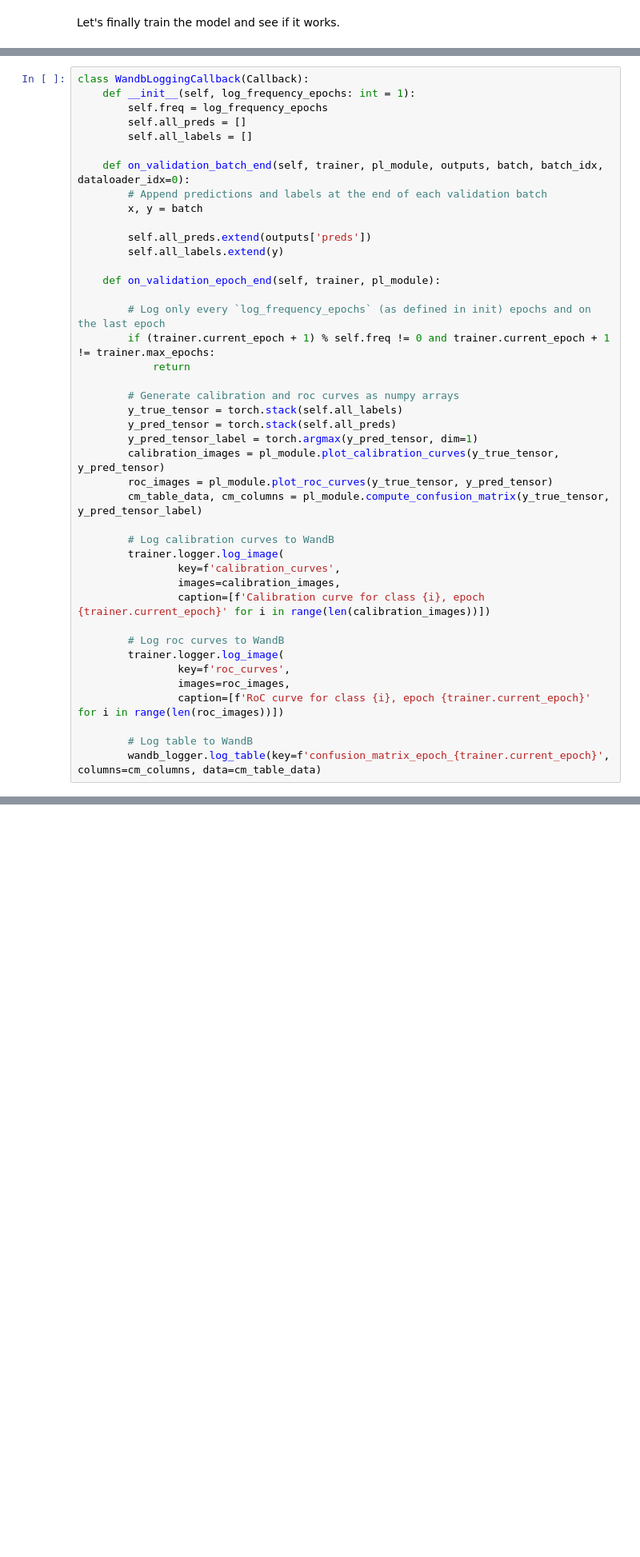
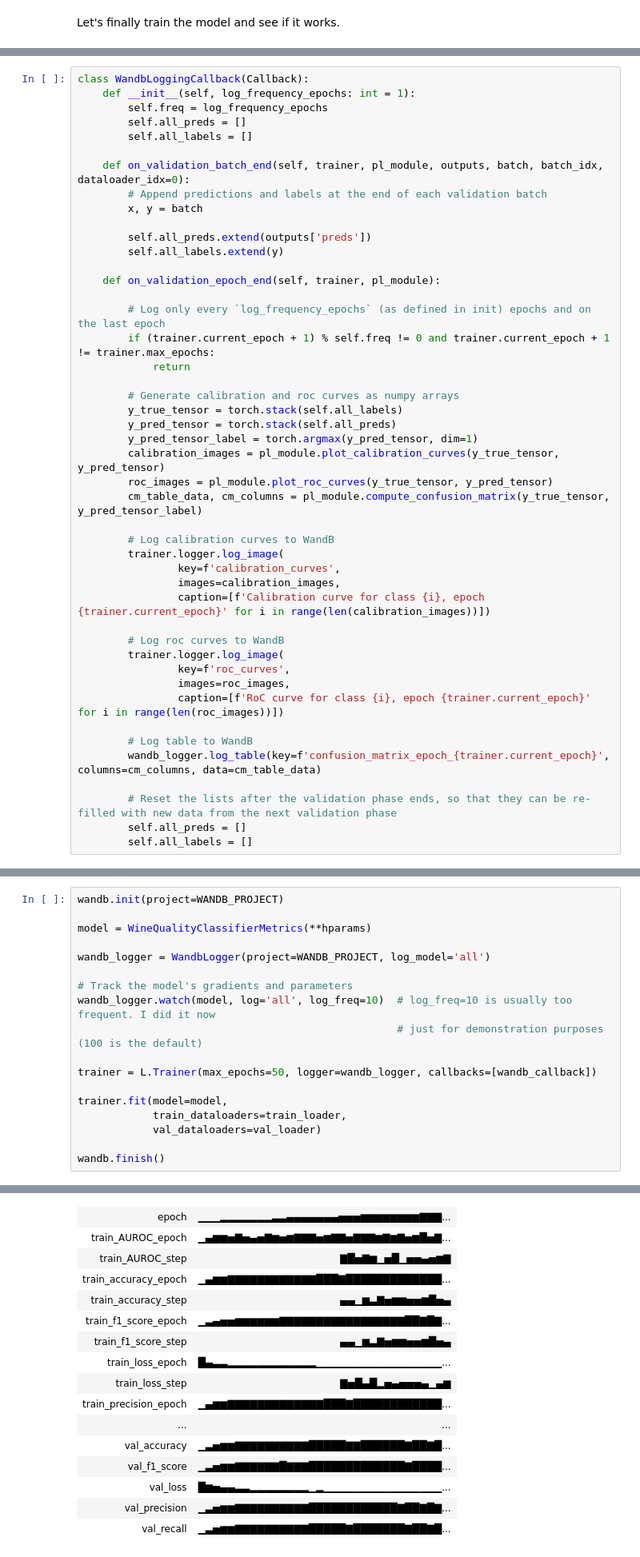
Before and after one commit to djib2011/pytorch-training, a Jupyter notebook: PT101 - Lightning/3_logging_and_hpt.ipynb, the cells around one changed output, grey strips where cells are left out. Shown at 80% size. Drawn from its saved outputs; the diff is of its cells as text; blank space fills up the shorter version.

```diff
--- a/PT101 - Lightning/3_logging_and_hpt.ipynb
+++ b/PT101 - Lightning/3_logging_and_hpt.ipynb
@@ -534,3 +763,7 @@ class WandbLoggingCallback(Callback):
 
         # Log table to WandB
         wandb_logger.log_table(key=f'confusion_matrix_epoch_{trainer.current_epoch}', columns=cm_columns, data=cm_table_data)
+
+        # Reset the lists after the validation phase ends, so that they can be re-filled with new data from the next validation phase
+        self.all_preds = []
+        self.all_labels = []
@@ -684,0 +884,19 @@ Run history:
+# %%
+wandb.init(project=WANDB_PROJECT)
+
+model = WineQualityClassifierMetrics(**hparams)
+
+wandb_logger = WandbLogger(project=WANDB_PROJECT, log_model='all')
+
+# Track the model's gradients and parameters
+wandb_logger.watch(model, log='all', log_freq=10)  # log_freq=10 is usually too frequent. I did it now
+                                                   # just for demonstration purposes (100 is the default)
+
+trainer = L.Trainer(max_epochs=50, logger=wandb_logger, callbacks=[wandb_callback])
+
+trainer.fit(model=model,
+            train_dataloaders=train_loader,
+            val_dataloaders=val_loader)
+
+wandb.finish()
+# %% [output]
@@ -684,0 +930,16 @@ Run history:
+| epoch | ▁▁▁▂▂▂▂▂▂▂▃▃▄▄▄▄▄▄▄▅▅▅▆▆▆▆▆▆▆▆▇▇▇... |
+| train_AUROC_epoch | ▁▄▆▆▅▇▅▄▅▇▆▅▆▇▇▇▅▆▇▇▅▇▇▇▆▇▆▇▅▆█▅▇... |
+| train_AUROC_step | ▇█▅▇▆▁▅█▁▅▅▄▅▆▇ |
+| train_accuracy_epoch | ▁▄▆▆▇▇▇▇▇▇▇▇▇▇▇▇███▇█████████████... |
+| train_accuracy_step | ▄▄▁▆▃▇▅▆▆▅▅▆█▅▄ |
+| train_f1_score_epoch | ▁▃▄▅▅▆▆▆▆▆▆▇▇▇▇▇▇▇▇▇▇▇▇▇▇▇▇▇██▇█▇... |
+| train_f1_score_step | ▄▄▁▆▃▇▅▆▆▅▅▆█▅▄ |
+| train_loss_epoch | █▄▃▃▂▂▂▂▂▂▂▂▂▂▂▂▁▁▁▁▁▁▁▁▁▁▁▁▁▁▁▁▁... |
+| train_loss_step | ▇▅█▄█▂▅▄▅▅▅▄▁▄▆ |
+| train_precision_epoch | ▁▄▆▆▇▇▇▇▇▇▇▇▇▇▇▇▇███▇████████████... |
+| ... | ... |
+| val_accuracy | ▁▃▅▆▆▇▇▇▇▇▇▇▇▇▇█████▇▇██████▇██▇█... |
+| val_f1_score | ▁▃▅▆▆▇▇▇▇▇▇█▇▇▇█████████████▇████... |
+| val_loss | █▆▅▄▄▃▃▂▂▂▂▂▂▂▂▁▂▁▁▁▁▁▁▁▁▁▁▁▁▁▁▁▁... |
+| val_precision | ▁▃▅▆▆▇▇▇▇▇▇▇▇▇▇████████████▇██▇█▇... |
+| val_recall | ▁▃▅▆▆▇▇▇▇▇▇▇▇▇▇█████▇███████▇██▇█... |
```
Also changed, not shown: parts of 53 cells of this notebook.
